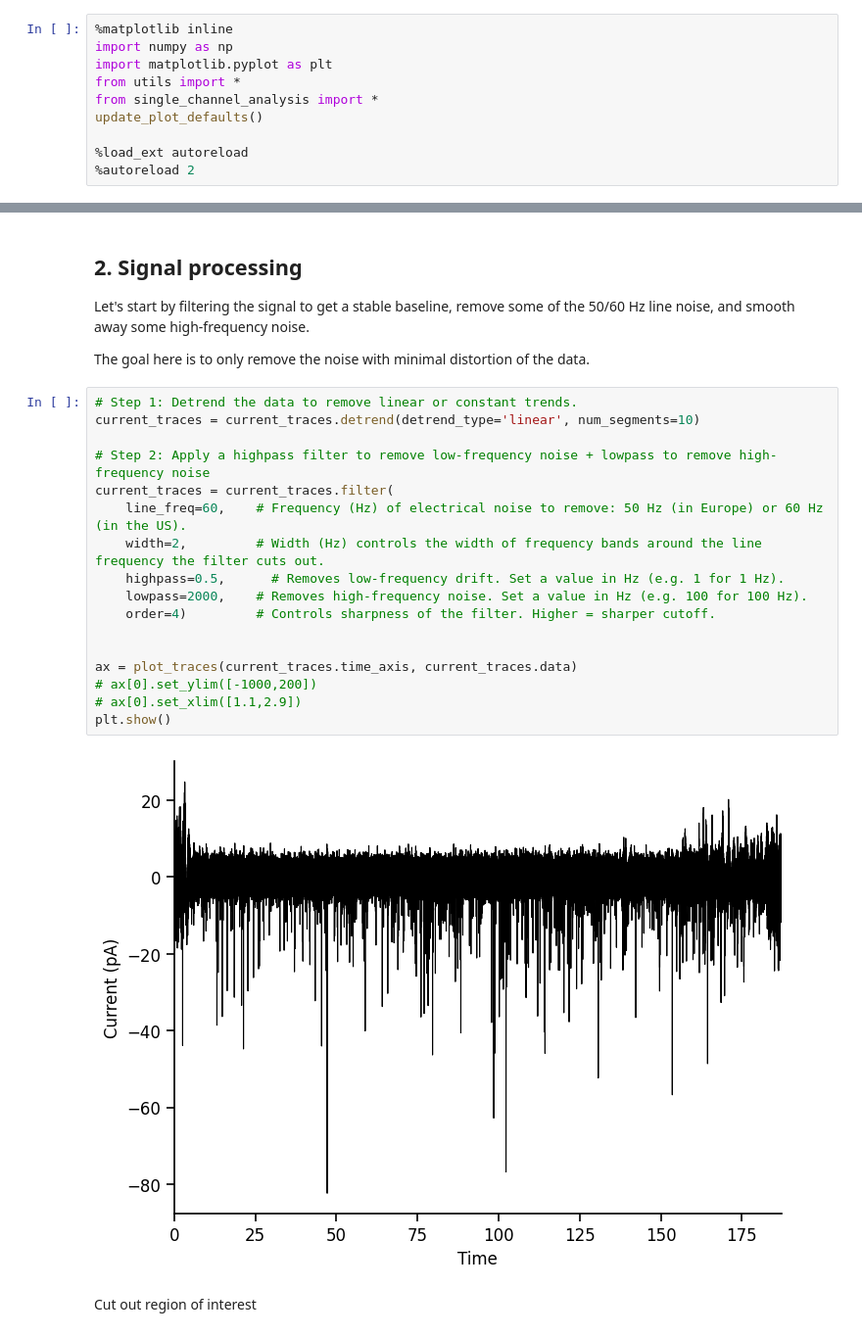
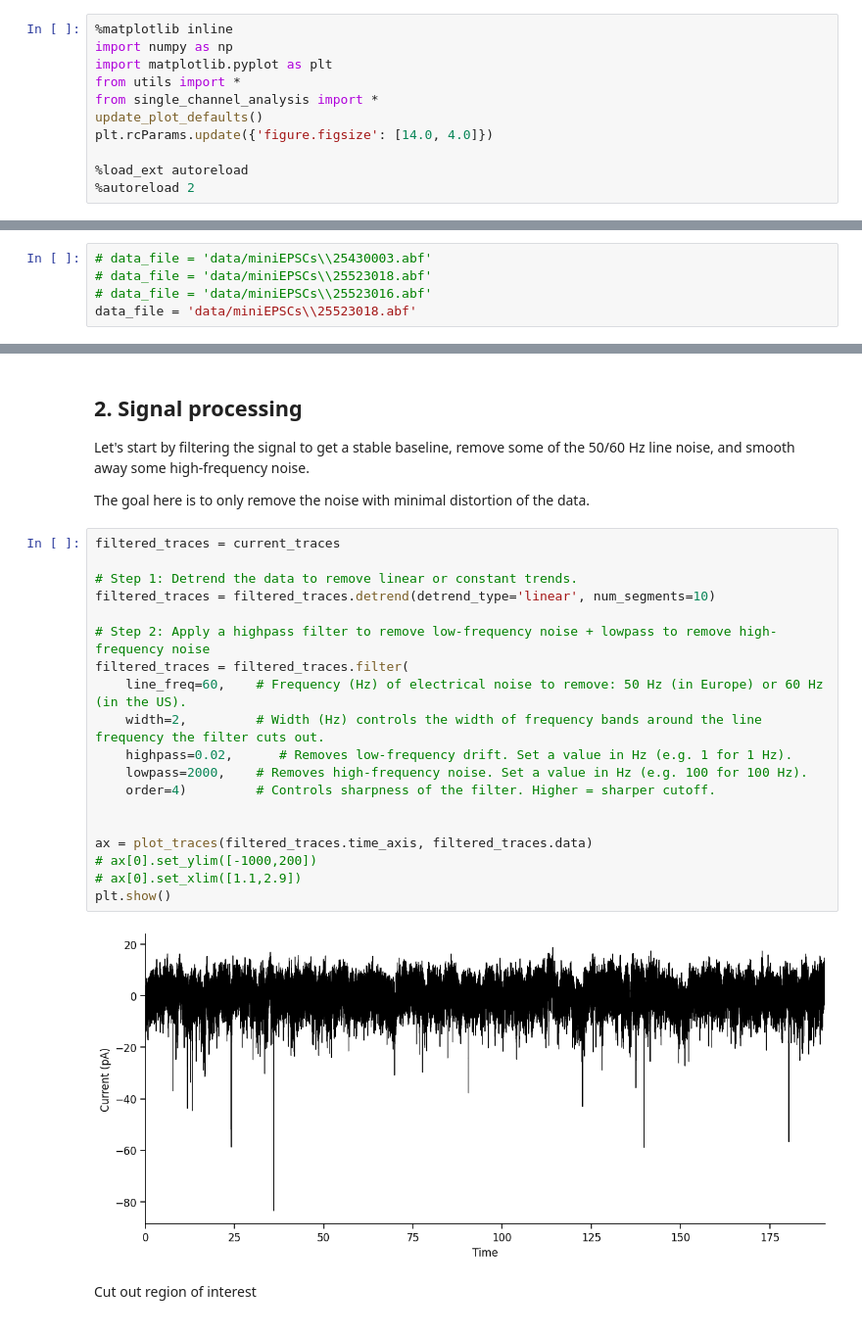
Before and after one commit to argalloni/CSHL_IonChannels2025, a Jupyter notebook: Analysis 12 - miniEPSCs.ipynb, the cells around one changed output, grey strips where cells are left out. Shown at 98% size. Cells and saved outputs as stored; diff of their text form.

```diff
--- a/Analysis 12 - miniEPSCs.ipynb
+++ b/Analysis 12 - miniEPSCs.ipynb
@@ -14,6 +14,7 @@ import matplotlib.pyplot as plt
 from utils import *
 from single_channel_analysis import *
 update_plot_defaults()
+plt.rcParams.update({'figure.figsize': [14.0, 4.0]})
 
 %load_ext autoreload
 %autoreload 2
@@ -49,3 +47,8 @@ data_file = 'data/miniEPSCs\\25430003.abf'
+# %%
+# data_file = 'data/miniEPSCs\\25430003.abf'
+# data_file = 'data/miniEPSCs\\25523018.abf'
+# data_file = 'data/miniEPSCs\\25523016.abf'
+data_file = 'data/miniEPSCs\\25523018.abf'
 # %% [markdown]
 Now we can load the file and plot the raw data:
 # %%
@@ -71,24 +74,26 @@ Let's start by filtering the signal to get a stable baseline, remove some of the
 
 The goal here is to only remove the noise with minimal distortion of the data.
 # %%
+filtered_traces = current_traces
+
 # Step 1: Detrend the data to remove linear or constant trends.
-current_traces = current_traces.detrend(detrend_type='linear', num_segments=10)
+filtered_traces = filtered_traces.detrend(detrend_type='linear', num_segments=10)
 
 # Step 2: Apply a highpass filter to remove low-frequency noise + lowpass to remove high-frequency noise
-current_traces = current_traces.filter(
+filtered_traces = filtered_traces.filter(
     line_freq=60,    # Frequency (Hz) of electrical noise to remove: 50 Hz (in Europe) or 60 Hz (in the US).
     width=2,         # Width (Hz) controls the width of frequency bands around the line frequency the filter cuts out.
-    highpass=0.5,      # Removes low-frequency drift. Set a value in Hz (e.g. 1 for 1 Hz).
+    highpass=0.02,      # Removes low-frequency drift. Set a value in Hz (e.g. 1 for 1 Hz).
     lowpass=2000,    # Removes high-frequency noise. Set a value in Hz (e.g. 100 for 100 Hz).
     order=4)         # Controls sharpness of the filter. Higher = sharper cutoff.
 
 
-ax = plot_traces(current_traces.time_axis, current_traces.data)
+ax = plot_traces(filtered_traces.time_axis, filtered_traces.data)
 # ax[0].set_ylim([-1000,200])
 # ax[0].set_xlim([1.1,2.9])
 plt.show()
 # %% [output]
-[figure, old version]
+[figure, new version]
 # %% [markdown]
 Cut out region of interest
 # %%
```
Also changed, not shown: parts of 28 cells of this notebook, 1 other file.
